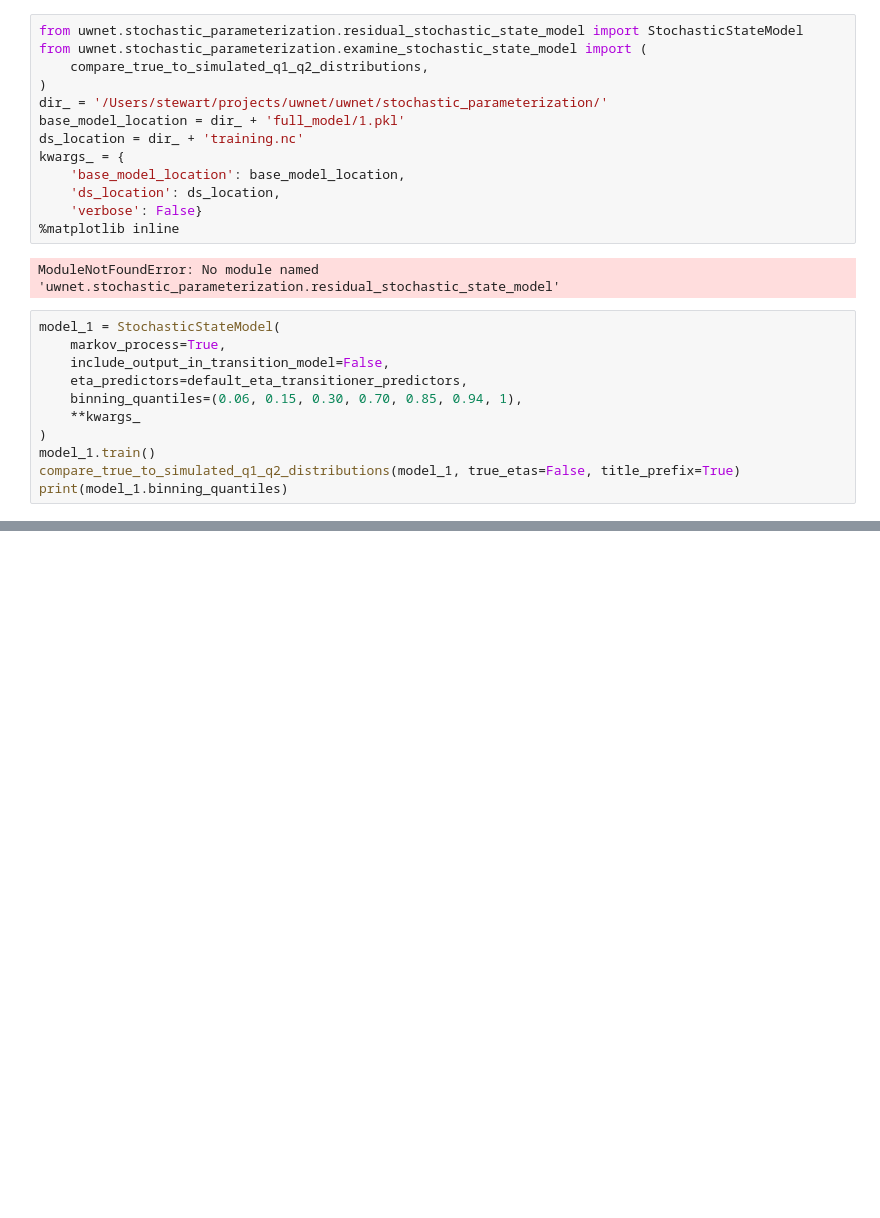
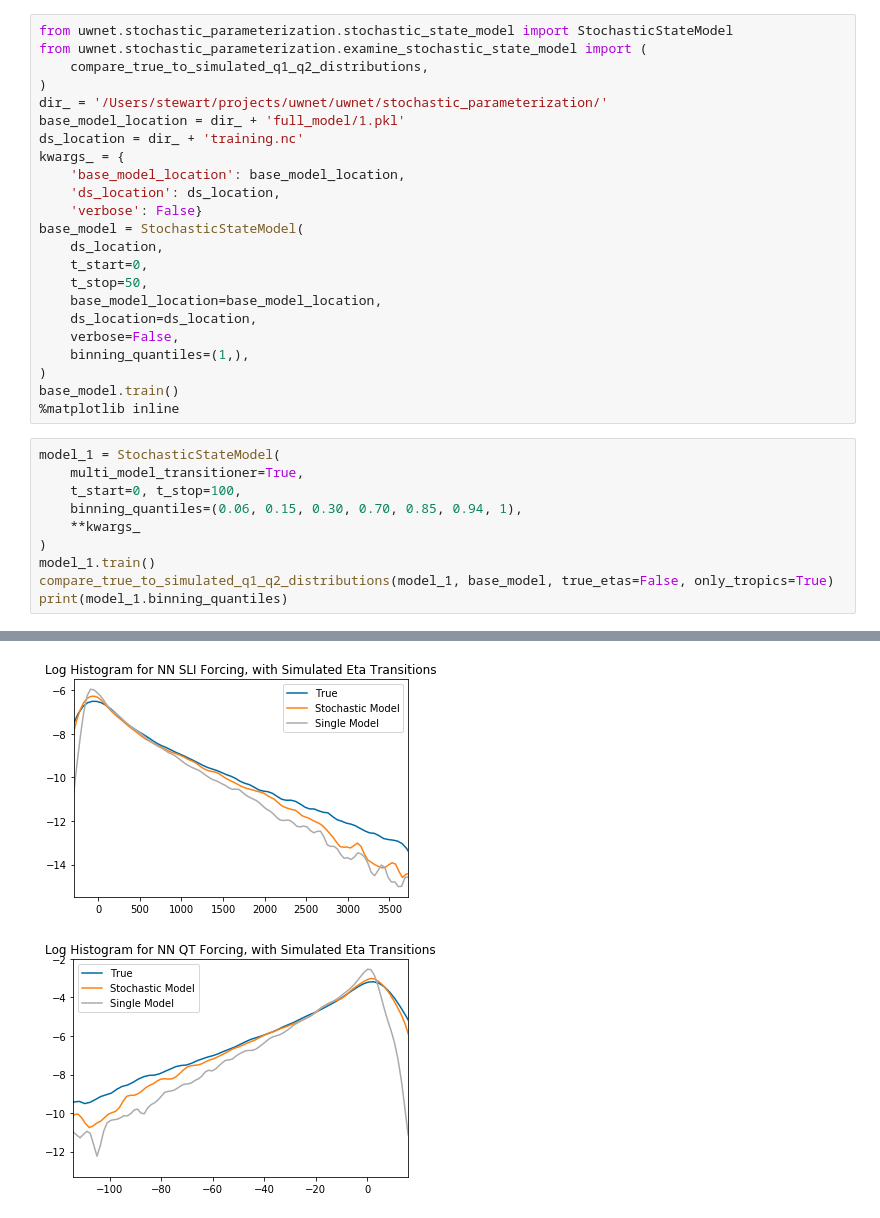
Before and after one commit to nbren12/uwnet, a Jupyter notebook: uwnet/stochastic_parameterization/notebooks/2019-05-12-effect_of_binning_quantile_choice.ipynb, the cells around one changed output, grey strips where cells are left out. Saved outputs shown, nothing was run; the diff lists cells and outputs as text; blank space fills up the shorter version.

Commit message:
working on choosing the binning quantiles

```diff
--- a/uwnet/stochastic_parameterization/notebooks/2019-05-12-effect_of_binning_quantile_choice.ipynb
+++ b/uwnet/stochastic_parameterization/notebooks/2019-05-12-effect_of_binning_quantile_choice.ipynb
@@ -1,5 +1,5 @@
 # %%
-from uwnet.stochastic_parameterization.residual_stochastic_state_model import StochasticStateModel
+from uwnet.stochastic_parameterization.stochastic_state_model import StochasticStateModel
 from uwnet.stochastic_parameterization.examine_stochastic_state_model import (
     compare_true_to_simulated_q1_q2_distributions,
 )
@@ -10,17 +10,25 @@ kwargs_ = {
     'base_model_location': base_model_location,
     'ds_location': ds_location,
     'verbose': False}
+base_model = StochasticStateModel(
+    ds_location,
+    t_start=0,
+    t_stop=50,
+    base_model_location=base_model_location,
+    ds_location=ds_location,
+    verbose=False,
+    binning_quantiles=(1,),
+)
+base_model.train()
 %matplotlib inline
-# %% [output]
-ModuleNotFoundError: No module named 'uwnet.stochastic_parameterization.residual_stochastic_state_model'
 # %%
 model_1 = StochasticStateModel(
-    markov_process=True,
-    include_output_in_transition_model=False,
-    eta_predictors=default_eta_transitioner_predictors,
+    multi_model_transitioner=True,
+    t_start=0, t_stop=100,
     binning_quantiles=(0.06, 0.15, 0.30, 0.70, 0.85, 0.94, 1),
     **kwargs_
 )
 model_1.train()
-compare_true_to_simulated_q1_q2_distributions(model_1, true_etas=False, title_prefix=True)
+compare_true_to_simulated_q1_q2_distributions(model_1, base_model, true_etas=False, only_tropics=True)
 print(model_1.binning_quantiles)
+# %% [output]
@@ -26,0 +52,2 @@ print(model_1.binning_quantiles)
+[figure, added]
+[figure, added]
```
Also changed, not shown: parts of 3 cells of this notebook, 6 other files.
